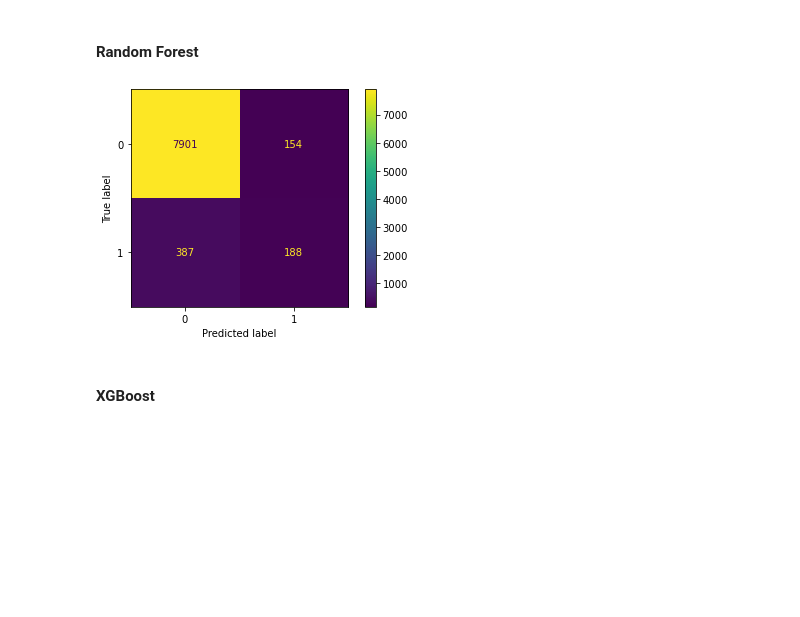
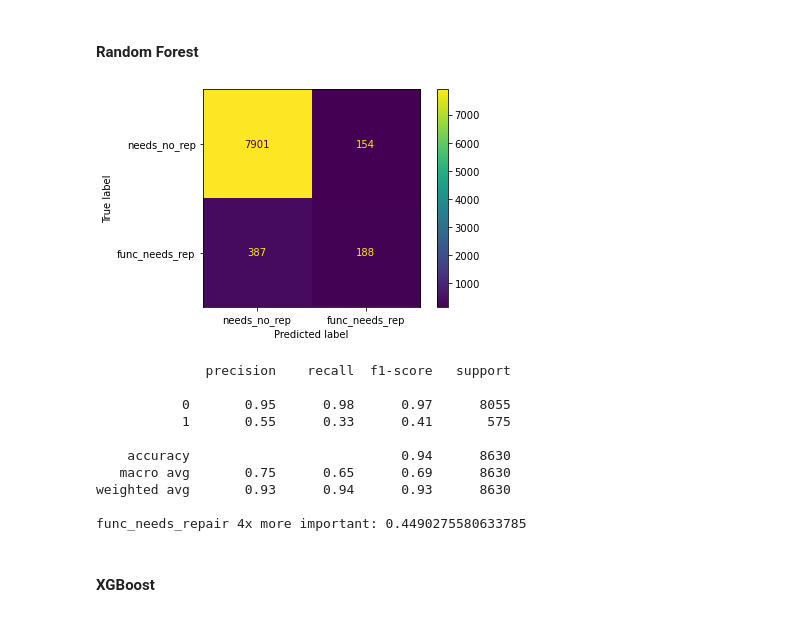
Before and after one commit to timo282/Tanzania_Pumps_Prediction, a Jupyter notebook: project_modeling_2.ipynb, the cells around one changed output. Saved outputs shown, nothing was run; the diff lists cells and outputs as text; code cells hidden in the pictures; blank space fills up the shorter version.

```diff
--- a/project_modeling_2.ipynb
+++ b/project_modeling_2.ipynb
@@ -334,15 +362,28 @@ acc_cv = cv_res["test_Accuracy"].mean()
 
 df_results.loc[len(df_results)] = [str(rf_cf), auc_train, auc_cv, acc_cv]
 # %%
-from sklearn.metrics import confusion_matrix, ConfusionMatrixDisplay
-
 predictions = rf_cf.predict(X_test)
 cm = confusion_matrix(y_test_r, predictions, labels=rf_cf.classes_)
-disp = ConfusionMatrixDisplay(confusion_matrix=cm, display_labels=rf_cf.classes_)
+disp = ConfusionMatrixDisplay(confusion_matrix=cm, display_labels=['needs_no_rep', 'func_needs_rep'])
 disp.plot()
 plt.show()
+
+print(classification_report(y_test_r, predictions))
+
+print('func_needs_repair 4x more important: '
+      + str( ( (cm[0][0]+cm[1][1]) / (sum(cm[0]) + sum(cm[1])) + 4 * cm[1][1]/(cm[1][0]+cm[1][1])) / 5))
 # %% [output]
-[figure, old version]
+[figure, new version]
+              precision    recall  f1-score   support
+
+           0       0.95      0.98      0.97      8055
+           1       0.55      0.33      0.41       575
+
+    accuracy                           0.94      8630
+   macro avg       0.75      0.65      0.69      8630
+weighted avg       0.93      0.94      0.93      8630
+
+func_needs_repair 4x more important: 0.4490275580633785
 # %% [markdown]
 #### XGBoost
 # %%
```
Also changed, not shown: parts of 8 cells of this notebook.
